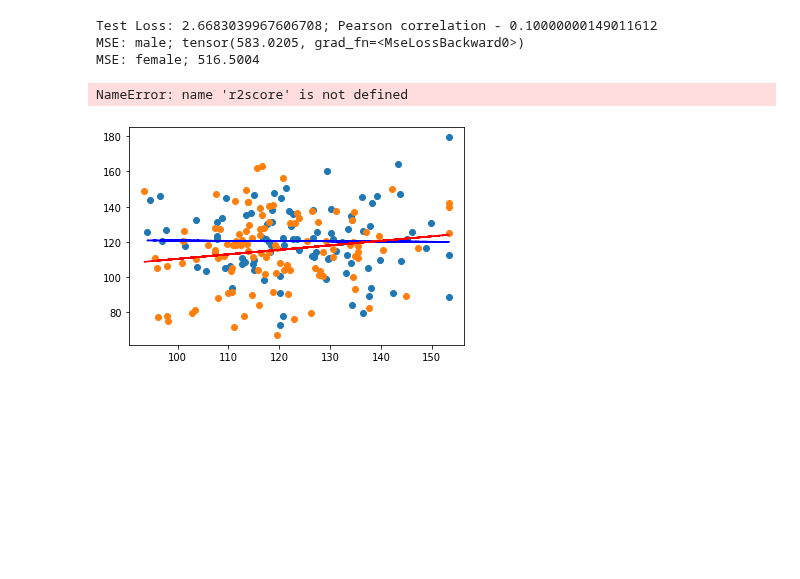
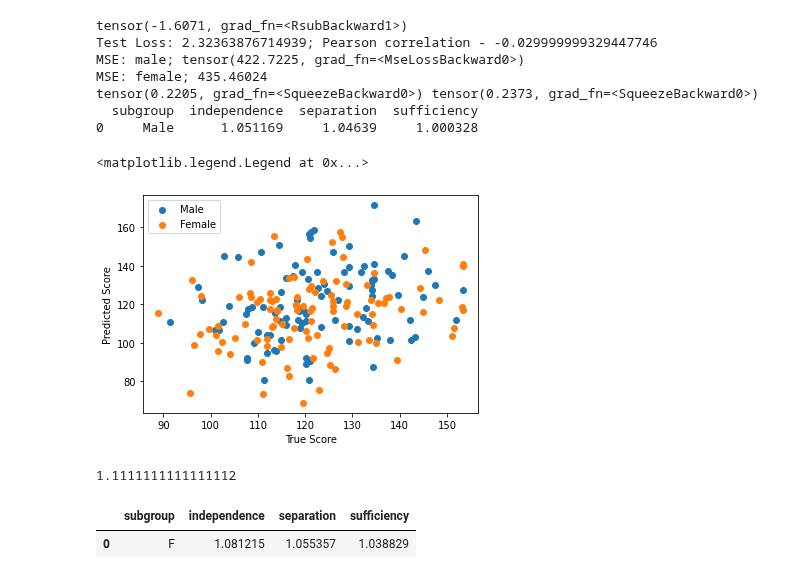
Before and after one commit to mckenziephagen/AI-Ethics-Projects, a Jupyter notebook: analysis.ipynb, the cells around one changed output. Saved outputs shown, nothing was run; the diff lists cells and outputs as text; code cells hidden in the pictures; blank space fills up the shorter version.

```diff
--- a/analysis.ipynb
+++ b/analysis.ipynb
@@ -16,6 +23,5 @@ from torchmetrics import R2Score,PearsonCorrCoef
 # %%
-df = pd.read_pickle("/data/cong/connectome.pkl")
-df.rename(columns={ df.columns[0]: "Subject" }, inplace = True)
+df = pd.read_pickle("data/connectome.pkl")
 
 label = pd.read_csv("data/cognition_scores.csv")
 label.rename(columns={ label.columns[0]: "Subject" }, inplace = True)
@@ -75,13 +81,3 @@ class Net(nn.Module):
 
                 else:
                     raise
-
-
-def r2_loss(output, target):
-    target_mean = torch.mean(target)
-
-    ss_res = torch.sum((target - output) ** 2)
-    ss_tot = torch.sum((target - target_mean) ** 2)
-
-    r2 = 1 - ss_res/ss_tot
-    return r2
@@ -223,41 +253,48 @@ tensor(0.1294, grad_fn=<SqueezeBackward0>) tensor(0.1107, grad_fn=<SqueezeBackwa
 # %%
-preds = model(X_test).flatten()
+pred_test = model(X_test).flatten()
 test_loss = criterion(preds, y_test)
 correlation = eval_metric(preds, y_test).detach().numpy()
 
-print('Test Loss: {}; Pearson correlation - {}'.format(test_loss.item()/len(preds), np.round(correlation, 2)))
+print(r2_loss(preds, y_test))
 
-x = y_test[gender_test=="M"].numpy()
-y = preds[gender_test=="M"].detach().numpy()
+print('Test Loss: {}; Pearson correlation - {}'.format(test_loss.item()/len(pred_test), np.round(correlation, 2)))
 
-print("MSE: male;", criterion(y_test[gender_test=="M"],preds[gender_test=="M"] ))
+x = y_test[gender_test==1].numpy()
+y = pred_test[gender_test==1].detach().numpy()
+
+print("MSE: male;", criterion(y_test[gender_test==1],pred_test[gender_test==1] ))
 
 plt.scatter(x, y, label="Male")
 
-z = np.polyfit(x, y, 1)
-p = np.poly1d(z)
-plt.plot(x,p(x),"b--")
-
-x = y_test[gender_test=="F"].numpy()
-y = preds[gender_test=="F"].detach().numpy()
+x = y_test[gender_test==0].numpy()
+y = pred_test[gender_test==0].detach().numpy()
 
 
 print("MSE: female;", ( np.mean((x - y)**2)))
 
+print(
+    eval_metric(pred_test[gender_test==1], y_test[gender_test==1]),
+  eval_metric(pred_test[gender_test==0], y_test[gender_test==0])
+     )
+print(calculate_regression_measures(y_test, pred_test.detach().numpy(), gender_test))
+
+
 plt.scatter(x, y, label="Female")
-
-z = np.polyfit(x, y, 1)
-p = np.poly1d(z)
-plt.plot(x,p(x),"r--")
-
-print(r2score(preds[gender_test=="M"], y_test[gender_test=="M"]), r2score(preds[gender_test=="F"], y_test[gender_test=="F"]))
 
 plt.xlabel("True Score")
 plt.ylabel("Predicted Score")
 plt.legend()
 # %% [output]
-Test Loss: 2.6683039967606708; Pearson correlation - 0.10000000149011612
-MSE: male; tensor(583.0205, grad_fn=<MseLossBackward0>)
-MSE: female; 516.5004
+tensor(-1.6071, grad_fn=<RsubBackward1>)
+Test Loss: 2.32363876714939; Pearson correlation - -0.029999999329447746
+MSE: male; tensor(422.7225, grad_fn=<MseLossBackward0>)
+MSE: female; 435.46024
+tensor(0.2205, grad_fn=<SqueezeBackward0>) tensor(0.2373, grad_fn=<SqueezeBackward0>)
+  subgroup  independence  separation  sufficiency
+0     Male      1.051169     1.04639     1.000328
-NameError: name 'r2score' is not defined
+<matplotlib.legend.Legend at 0x...>
-[figure, old version]
+[figure, new version]
+# %%
+1/0.9
+# %% [output]
+1.1111111111111112
@@ -263,0 +399,5 @@ NameError: name 'r2score' is not defined
+# %%
+data
+# %% [output]
+|  | subgroup | independence | separation | sufficiency |
+| 0 | F | 1.081215 | 1.055357 | 1.038829 |
```
Also changed, not shown: parts of 9 cells of this notebook, 6 other files.
